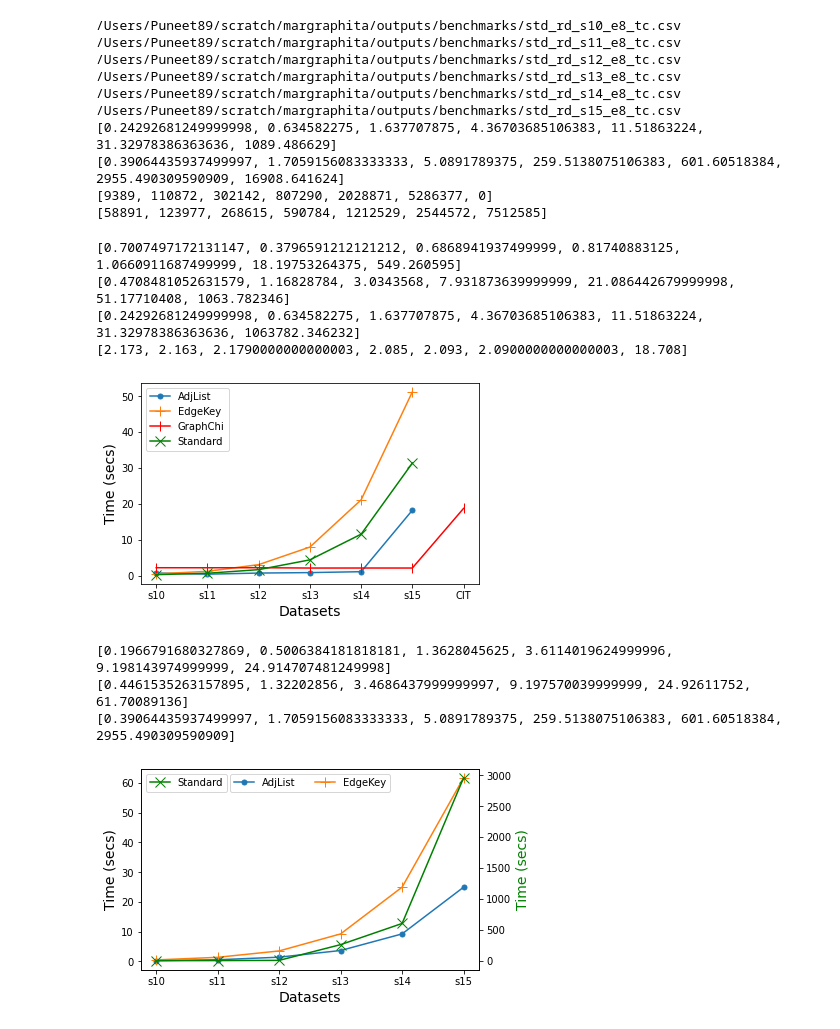
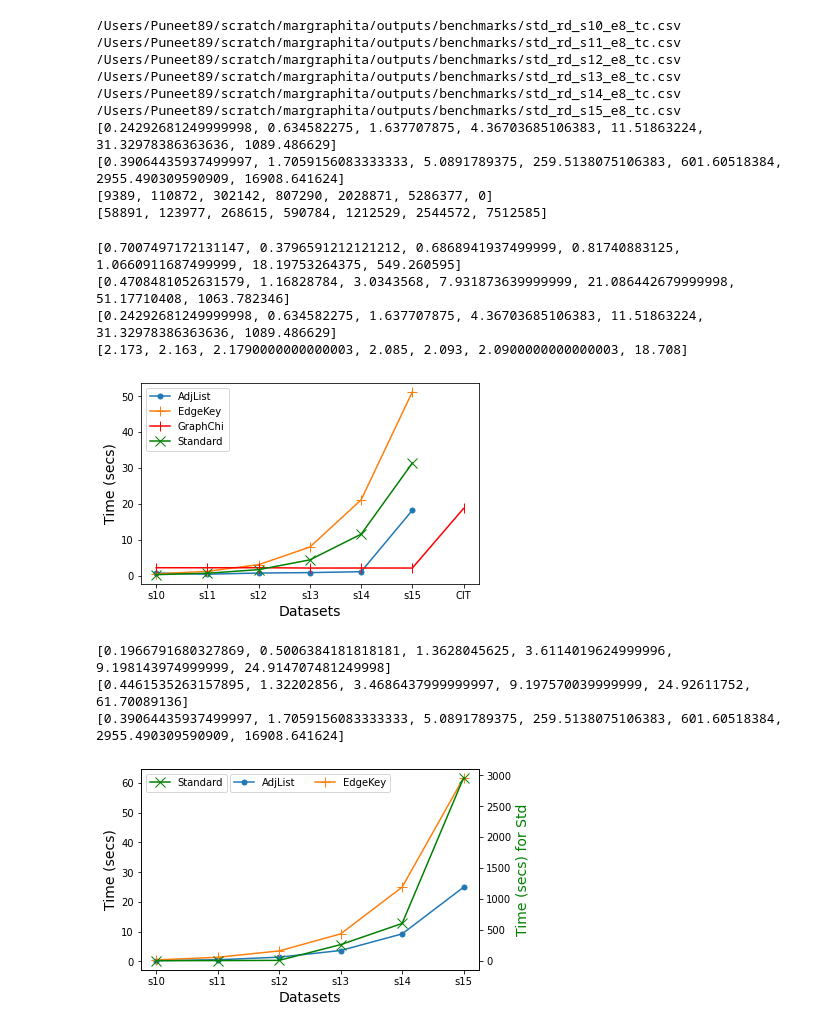
Before and after one commit to ubc-systopia/margraphita, a Jupyter notebook: outputs/plots/Plots.ipynb, the cells around one changed output. Cells and saved outputs as stored; diff of their text form; code cells hidden in the pictures.

```diff
--- a/outputs/plots/Plots.ipynb
+++ b/outputs/plots/Plots.ipynb
@@ -143,7 +143,8 @@ for scale in range(10,18):
     visited_array = kron_time['num_visited'].to_numpy()
     avg_time = np.mean(time_array)
 
-    adj_normalized_time.append(np.mean(np.divide(time_array , visited_array))*1e-6)
+    #adj_normalized_time.append(np.mean(np.divide(time_array , visited_array))*1e-6)
+    adj_normalized_time.append(np.mean(np.divide(time_array , visited_array)))
     adj_average_bfs_times_arr.append(avg_time*1e-6)
 
 
@@ -170,7 +171,8 @@ for scale in range(10,18):
     visited_array = kron_time['num_visited'].to_numpy()
     avg_time = np.mean(time_array)
     ekey_average_bfs_times_arr.append(avg_time*1e-6)
-    ekey_normalized_time.append(np.mean(np.divide(time_array , visited_array))*1e-6)
+    #ekey_normalized_time.append(np.mean(np.divide(time_array , visited_array))*1e-6)
+    ekey_normalized_time.append(np.mean(np.divide(time_array , visited_array)))
 
 print(ekey_average_bfs_times_arr)
 print(ekey_normalized_time)
@@ -203,8 +205,10 @@ for scale in range(10,18):
     print(visited_array)
     avg_time = np.mean(time_array)
     std_average_bfs_times_arr.append(avg_time*1e-6)
-    std_normalized_time.append(np.mean(np.divide(time_array , visited_array))*1e-6)
+    #std_normalized_time.append(np.mean(np.divide(time_array , visited_array))*1e-6)
+    std_normalized_time.append(np.mean(np.divide(time_array , visited_array)))
 print(std_average_bfs_times_arr)
+print(std_normalized_time)
 # %% [output]
 /Users/Puneet89/scratch/margraphita/outputs/std_rd_s10_e8_bfs.csv
 [79290 79290 79290 79290 79290 79290 79290 79290 79290 79300 79290 79290
@@ -464,7 +468,7 @@ plt.savefig('/Users/Puneet89/Documents/rpe_doc/fig/tc_cycles.pdf', bbox_inches='
 # %% [output]
 [0.7007497172131147, 0.3796591212121212, 0.6868941937499999, 0.81740883125, 1.0660911687499999, 18.19753264375, 549.260595]
 [0.4708481052631579, 1.16828784, 3.0343568, 7.931873639999999, 21.086442679999998, 51.17710408, 1063.782346]
-[0.24292681249999998, 0.634582275, 1.637707875, 4.36703685106383, 11.51863224, 31.32978386363636, 1063782.346232]
+[0.24292681249999998, 0.634582275, 1.637707875, 4.36703685106383, 11.51863224, 31.32978386363636, 1089.486629]
 [2.173, 2.163, 2.1790000000000003, 2.085, 2.093, 2.0900000000000003, 18.708]
 [figure]
 # %%
@@ -474,37 +478,36 @@ x = []
 for i in range(10,16):
     x.append("s"+str(i))
 
 print(adj_average_trust_times_arr[:6])
 print(ekey_average_trust_times_arr[:6])
 print(std_average_trust_times_arr)
 
 # adj_line, = plt.plot(x, adj_average_trust_times_arr[:6], marker=".", markersize=10)
 # adj_line.set_label('AdjList')
 
 # ekey_line, = plt.plot(x, ekey_average_trust_times_arr[:6], marker=".", markersize=10)
 # ekey_line.set_label('EdgeKey')
 
 # std_line, = plt.plot(x, std_average_trust_times_arr, marker=".", markersize=10)
 # std_line.set_label('Std')
 
 fig,ax = plt.subplots(figsize=(6.06, 3.7))
 ax.plot(x, adj_average_trust_times_arr[:6], label='AdjList', marker=".", markersize=10)
 ax.plot(x, ekey_average_trust_times_arr[:6], label='EdgeKey', marker="+", markersize=10)
+ax.set_ylabel('Time (secs)',fontsize=14)
 
 ax2 = ax.twinx()
-ax2.plot(x,std_average_trust_times_arr, label='Standard', marker="x", markersize=10, color='g')
-ax.set_ylabel('Time (secs)',fontsize=14)
-ax2.set_ylabel('Time(s) for Std', color='g',fontsize=14)
+ax2.plot(x,std_average_trust_times_arr[:6], label='Standard', marker="x", markersize=10, color='g')
+ax2.set_ylabel('Time (secs) for Std', color='g',fontsize=14)
 
 #plt.legend()
 ax.set_xlabel('Datasets',fontsize=14)
-plt.ylabel('Time (secs)', fontsize=14)
+#plt.ylabel('Time (secs)', fontsize=14)
 ax.legend(loc='upper center', ncol=2)
-
 ax2.legend(loc='upper left')
 plt.savefig('/Users/Puneet89/Documents/rpe_doc/fig/tc_trust.pdf', bbox_inches='tight')
 # %% [output]
 [0.1966791680327869, 0.5006384181818181, 1.3628045625, 3.6114019624999996, 9.198143974999999, 24.914707481249998]
 [0.4461535263157895, 1.32202856, 3.4686437999999997, 9.197570039999999, 24.92611752, 61.70089136]
-[0.39064435937499997, 1.7059156083333333, 5.0891789375, 259.5138075106383, 601.60518384, 2955.490309590909]
+[0.39064435937499997, 1.7059156083333333, 5.0891789375, 259.5138075106383, 601.60518384, 2955.490309590909, 16908.641624]
-[figure, old version]
+[figure, new version]
```
Also changed, not shown: parts of 4 cells of this notebook, 8 other files.
